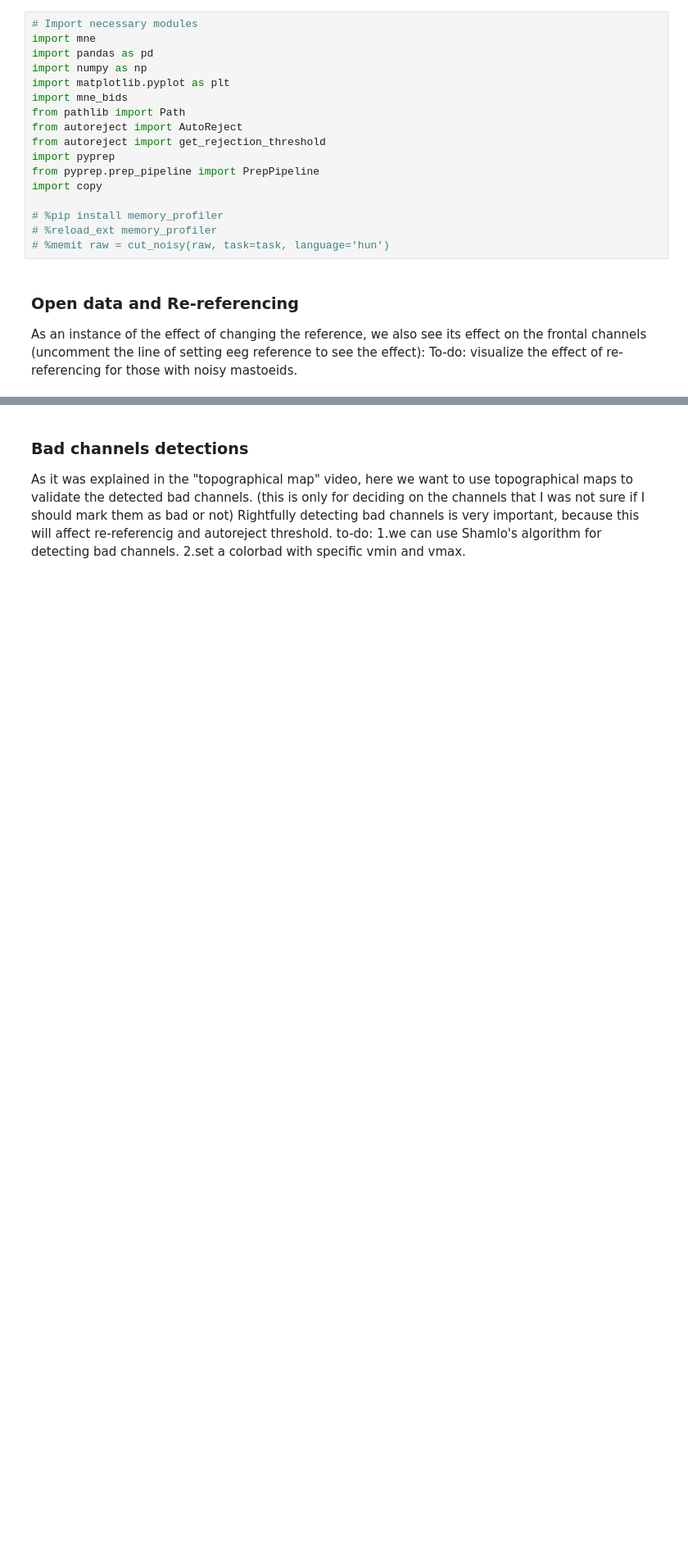
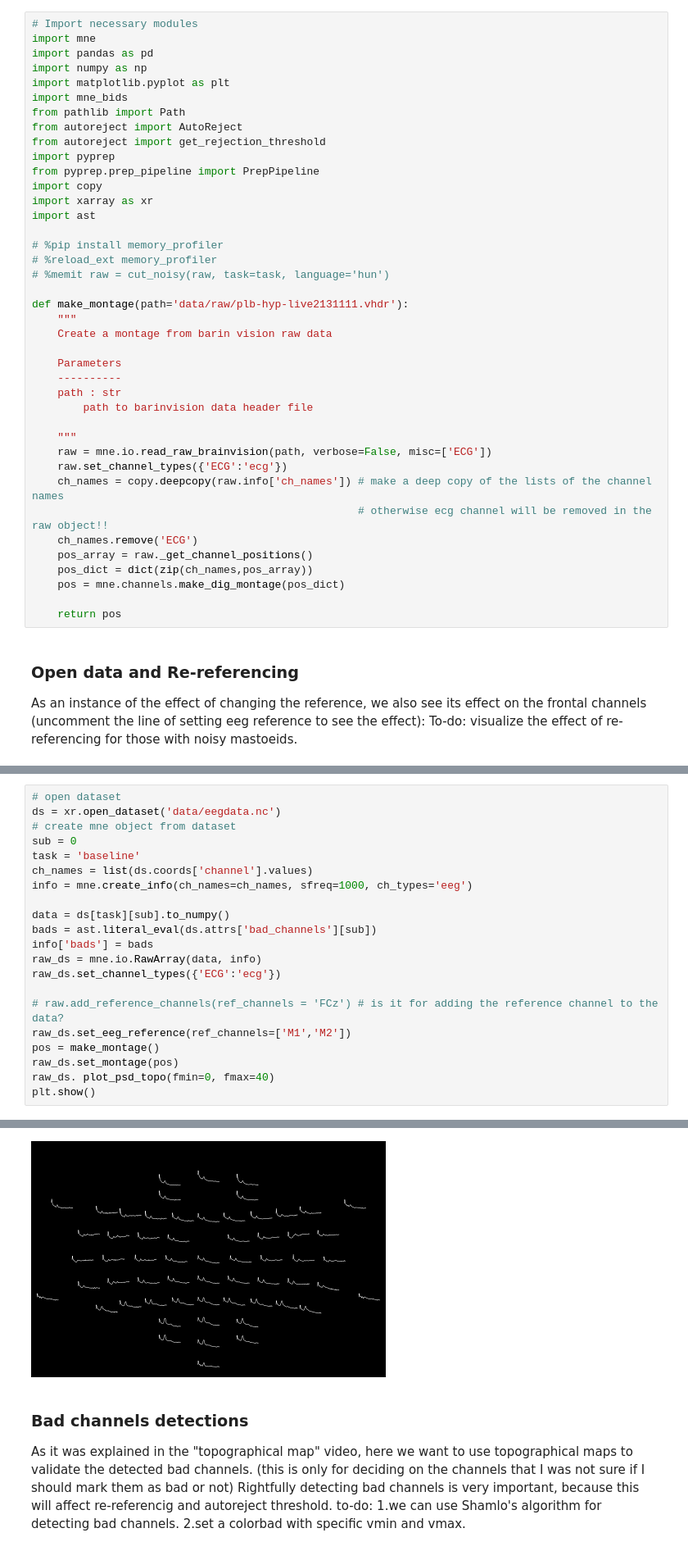
Before and after one commit to sycomix/SuggNet, a Jupyter notebook: notebooks/preprocessing.ipynb, the cells around one changed output, grey strips where cells are left out. Shown at 82% size. Cells and saved outputs as stored; diff of their text form; blank space fills up the shorter version.

```diff
--- a/notebooks/preprocessing.ipynb
+++ b/notebooks/preprocessing.ipynb
@@ -25,10 +24,33 @@ from autoreject import get_rejection_threshold
 import pyprep
 from pyprep.prep_pipeline import PrepPipeline
 import copy
+import xarray as xr
+import ast
 
 # %pip install memory_profiler
 # %reload_ext memory_profiler
 # %memit raw = cut_noisy(raw, task=task, language='hun')
+
+def make_montage(path='data/raw/plb-hyp-live2131111.vhdr'):
+    """
+    Create a montage from barin vision raw data
+
+    Parameters
+    ----------
+    path : str
+        path to barinvision data header file
+
+    """
+    raw = mne.io.read_raw_brainvision(path, verbose=False, misc=['ECG'])
+    raw.set_channel_types({'ECG':'ecg'})
+    ch_names = copy.deepcopy(raw.info['ch_names']) # make a deep copy of the lists of the channel names
+                                                   # otherwise ecg channel will be removed in the raw object!!
+    ch_names.remove('ECG')
+    pos_array = raw._get_channel_positions()
+    pos_dict = dict(zip(ch_names,pos_array))
+    pos = mne.channels.make_dig_montage(pos_dict)
+
+    return pos
 # %% [markdown]
 ### Open data and Re-referencing
 As an instance of the effect of changing the reference, we also see its effect on the frontal channels (uncomment the line of setting eeg reference to see the effect):
@@ -60,0 +58,22 @@ Effective window size : 2.048 (s)
+# %%
+# open dataset
+ds = xr.open_dataset('data/eegdata.nc')
+# create mne object from dataset
+sub = 0
+task = 'baseline'
+ch_names = list(ds.coords['channel'].values)
+info = mne.create_info(ch_names=ch_names, sfreq=1000, ch_types='eeg')
+
+data = ds[task][sub].to_numpy()
+bads = ast.literal_eval(ds.attrs['bad_channels'][sub])
+info['bads'] = bads
+raw_ds = mne.io.RawArray(data, info)
+raw_ds.set_channel_types({'ECG':'ecg'})
+
+# raw.add_reference_channels(ref_channels = 'FCz') # is it for adding the reference channel to the data?
+raw_ds.set_eeg_reference(ref_channels=['M1','M2'])
+pos = make_montage()
+raw_ds.set_montage(pos)
+raw_ds. plot_psd_topo(fmin=0, fmax=40)
+plt.show()
+# %% [output]
@@ -61,3 +86,4 @@ Effective window size : 2.048 (s)
+[figure, added]
 # %% [markdown]
 ### Bad channels detections
 As it was explained in the "topographical map" video, here we want to use topographical maps to validate the detected bad channels. (this is only for deciding on the channels that I was not sure if I should mark them as bad or not)
```
Also changed, not shown: parts of 15 cells of this notebook.
